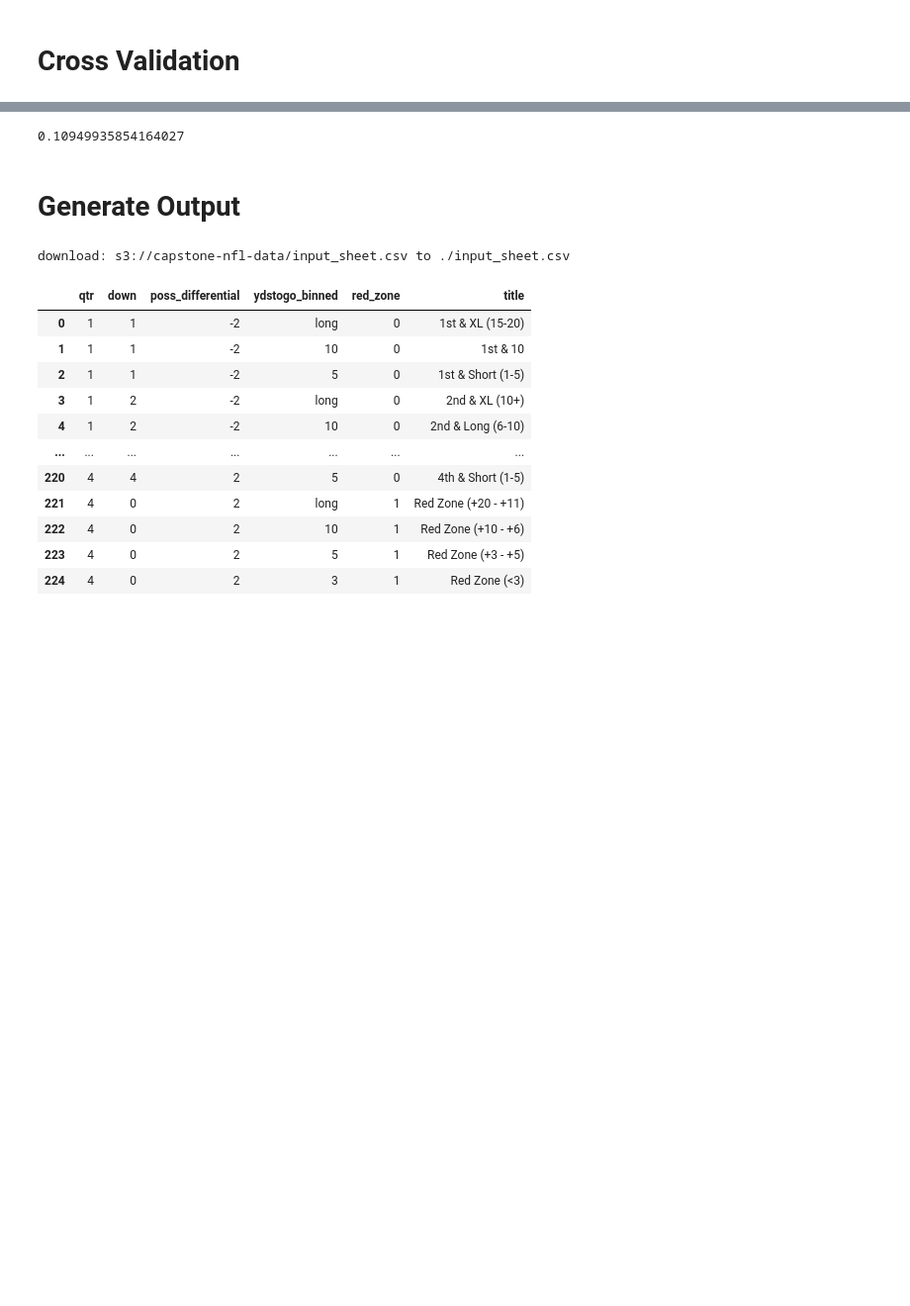
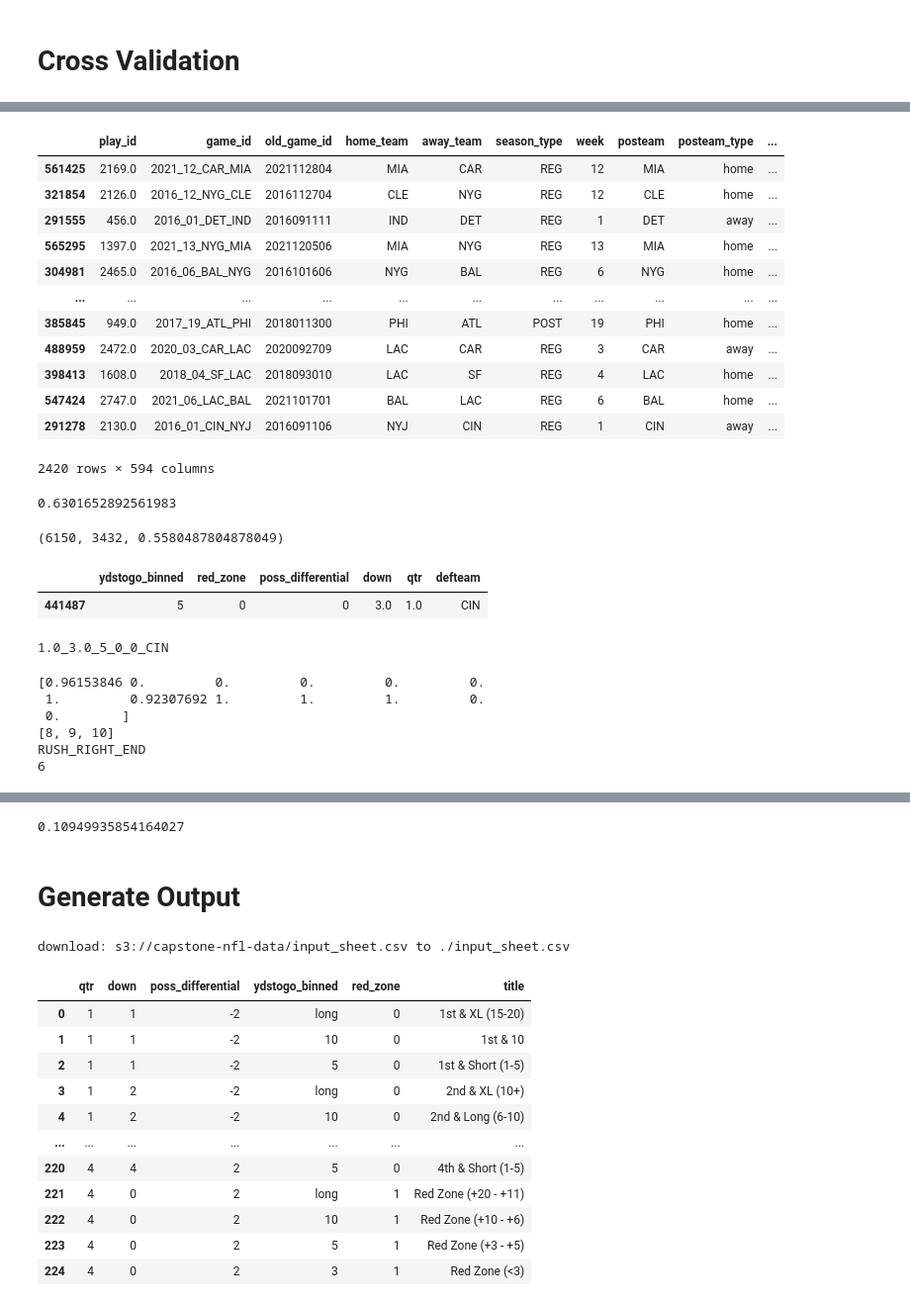
Before and after one commit to mchawla33/w210-capstone, a Jupyter notebook: notebooks/ContextualBandit_rewards_team.ipynb, the cells around one changed output, grey strips where cells are left out. Shown: that part at 99% size. Saved outputs shown, nothing was run; the diff lists cells and outputs as text; code cells hidden in the pictures; blank space fills up the shorter version.

Commit message:
debugging output

```diff
--- a/notebooks/ContextualBandit_rewards_team.ipynb
+++ b/notebooks/ContextualBandit_rewards_team.ipynb
@@ -1214,11 +1241,14 @@ folds = 5
 prng = np.random.RandomState(123)
 
 states = prng.randint(1, 9000, size=folds)
+states = [states[3]]
 
 counter = 0
 replays = []
 best_replay = -1
 best_bandit = None
+best_train_df = None
+best_test_df = None
 for state in states:
     counter += 1
     print("Starting Fold " + str(counter) + "...")
@@ -1232,6 +1262,8 @@ for state in states:
     if cur_replay > best_replay:
         best_replay = cur_replay
         best_bandit = cur_bandit
+        best_train_df = train_df_fold
+        best_test_df = test_df_fold
 
 print(replays)
 print("Best replay value: " + str(best_replay))
@@ -1256,4 +1288,3 @@ Best replay value: 0.5441389290882779
 # %%
-# keys = list(bandit.context_rewards.keys())
-# keys.sort()
-# print(keys)
+best_test_df['pred_play'] = best_bandit.predict(best_test_df)
+display(best_test_df[['Play_type_detailed', 'pred_play', 'success']])
@@ -1259,0 +1350,3 @@ Best replay value: 0.5441389290882779
+# %%
+best_test_df[['pred_play_1', 'pred_play_2', 'pred_play_3']] = best_bandit.predict(best_test_df, evaluate=False, generate_output=True)
+best_bandit.predict(best_test_df)
@@ -1259,0 +1425,3 @@ Best replay value: 0.5441389290882779
+# %%
+misses_3 = best_test_df[(best_test_df.Play_type_detailed != best_test_df.pred_play_1) & (best_test_df.Play_type_detailed != best_test_df.pred_play_2) & (best_test_df.Play_type_detailed != best_test_df.pred_play_3) ]
+display(misses_3[['Play_type_detailed', 'pred_play_1', 'pred_play_2', 'pred_play_3', 'success', 'yards_gained', 'touchdown', 'first_down', 'fumble']])
@@ -1259,0 +1443,59 @@ Best replay value: 0.5441389290882779
+# %%
+pass_middle_short = misses_3[(misses_3.Play_type_detailed == 'PASS_MIDDLE_SHORT') & (misses_3.pred_play_3 == 'PASS_MIDDLE_DEEP')]
+pass_right_short = misses_3[(misses_3.Play_type_detailed == 'PASS_RIGHT_SHORT') & (misses_3.pred_play_3 == 'PASS_RIGHT_DEEP')]
+pass_left_short = misses_3[(misses_3.Play_type_detailed == 'PASS_LEFT_SHORT') & (misses_3.pred_play_3 == 'PASS_LEFT_DEEP')]
+
+deep_for_short = pd.concat([pass_middle_short, pass_right_short, pass_left_short])
+display(deep_for_short)
+
+print(deep_for_short.success.sum() / len(deep_for_short))
+# %% [output]
+|  | play_id | game_id | old_game_id | home_team | away_team | season_type | week | posteam | posteam_type | ... |
+| 561425 | 2169.0 | 2021_12_CAR_MIA | 2021112804 | MIA | CAR | REG | 12 | MIA | home | ... |
+| 321854 | 2126.0 | 2016_12_NYG_CLE | 2016112704 | CLE | NYG | REG | 12 | CLE | home | ... |
+| 291555 | 456.0 | 2016_01_DET_IND | 2016091111 | IND | DET | REG | 1 | DET | away | ... |
+| 565295 | 1397.0 | 2021_13_NYG_MIA | 2021120506 | MIA | NYG | REG | 13 | MIA | home | ... |
+| 304981 | 2465.0 | 2016_06_BAL_NYG | 2016101606 | NYG | BAL | REG | 6 | NYG | home | ... |
+| ... | ... | ... | ... | ... | ... | ... | ... | ... | ... | ... |
+| 385845 | 949.0 | 2017_19_ATL_PHI | 2018011300 | PHI | ATL | POST | 19 | PHI | home | ... |
+| 488959 | 2472.0 | 2020_03_CAR_LAC | 2020092709 | LAC | CAR | REG | 3 | CAR | away | ... |
+| 398413 | 1608.0 | 2018_04_SF_LAC | 2018093010 | LAC | SF | REG | 4 | LAC | home | ... |
+| 547424 | 2747.0 | 2021_06_LAC_BAL | 2021101701 | BAL | LAC | REG | 6 | BAL | home | ... |
+| 291278 | 2130.0 | 2016_01_CIN_NYJ | 2016091106 | NYJ | CIN | REG | 1 | CIN | away | ... |
+2420 rows × 594 columns
+0.6301652892561983
+# %%
+print(best_bandit.get_evaluation_metrics())
+# %% [output]
+(6150, 3432, 0.5580487804878049)
+# %%
+ex = best_test_df.loc[[441487]][['ydstogo_binned', 'red_zone', 'poss_differential', 'down', 'qtr', 'defteam']]
+display(ex)
+
+for index, row in ex.iterrows():
+    context_key = bandit.get_context_key(row)[0]
+
+
+print(context_key)
+# %% [output]
+|  | ydstogo_binned | red_zone | poss_differential | down | qtr | defteam |
+| 441487 | 5 | 0 | 0 | 3.0 | 1.0 | CIN |
+1.0_3.0_5_0_0_CIN
+# %%
+print(best_bandit.context_rewards[context_key])
+print(sorted(range(len(best_bandit.context_rewards[context_key])), key=lambda i: best_bandit.context_rewards[context_key][i])[-3:])
+print(best_bandit.arms[0])
+print(np.argmax(best_bandit.context_rewards[context_key]))
+# keys = list(best_bandit.context_rewards.keys())
+# keys.sort()
+# print(context_key)
+# for key in keys:
+#     if key[0] == '2' and key[-3] == 'C' and key[-2] == 'H' and key[-1] == 'I':
+#         print(key)
+# %% [output]
+[0.96153846 0.         0.         0.         0.         0.
+ 1.         0.92307692 1.         1.         1.         0.
+ 0.        ]
+[8, 9, 10]
+RUSH_RIGHT_END
+6
```
Also changed, not shown: parts of 16 cells of this notebook.
